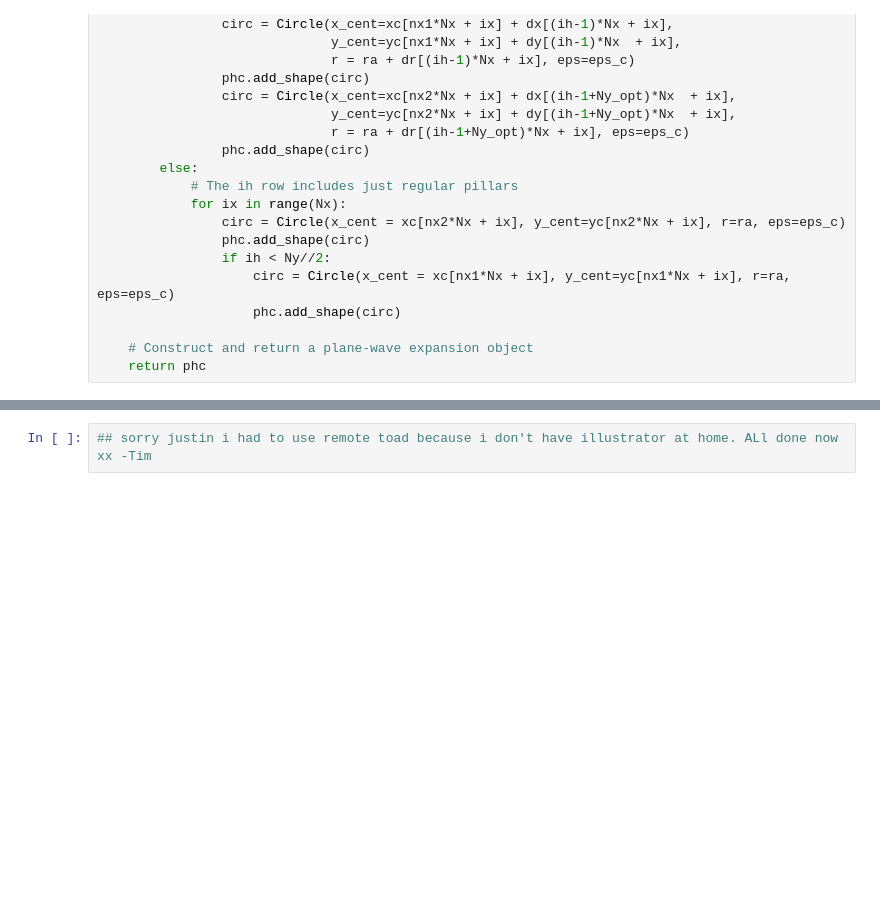
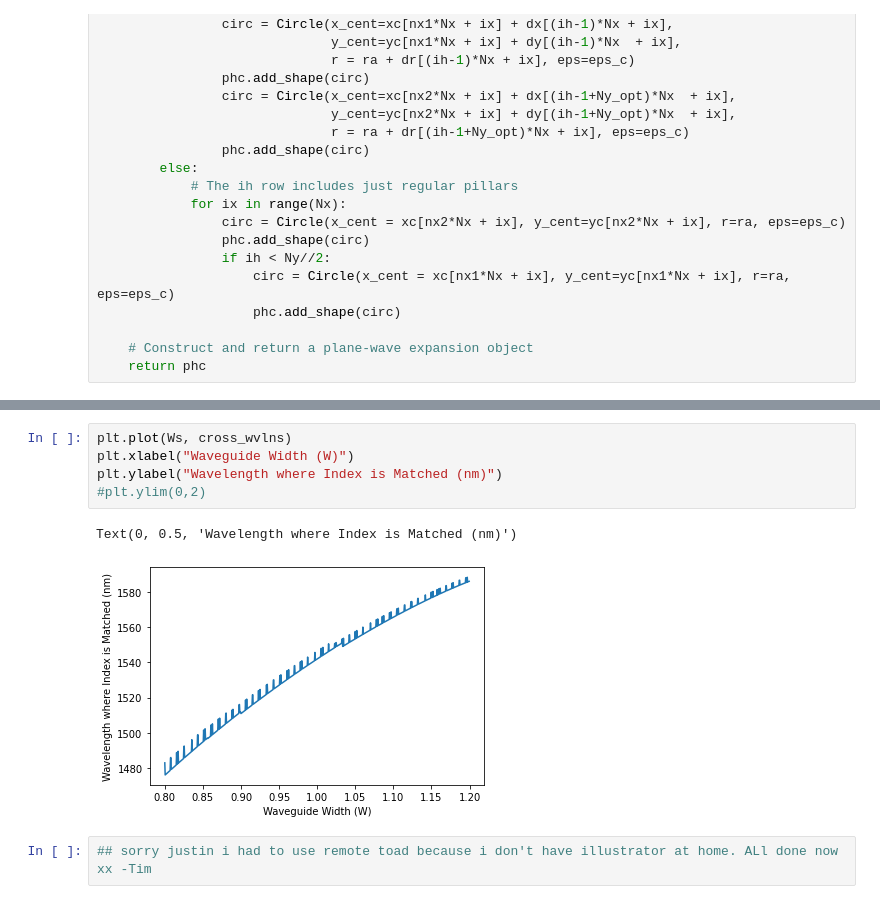
Before and after one commit to quantumbrownie/honoursLegume, a Jupyter notebook: Parameter Sweep.ipynb, the cells around one changed output, grey strips where cells are left out. Drawn from its saved outputs; the diff is of its cells as text; blank space fills up the shorter version.

Commit message:
Displaying both parameter sweeps. Width dependency included

```diff
--- a/Parameter Sweep.ipynb
+++ b/Parameter Sweep.ipynb
@@ -162,2 +163,10 @@ plt.ylim(0,2)
+# %%
+plt.plot(Ws, cross_wvlns)
+plt.xlabel("Waveguide Width (W)")
+plt.ylabel("Wavelength where Index is Matched (nm)")
+#plt.ylim(0,2)
+# %% [output]
+Text(0, 0.5, 'Wavelength where Index is Matched (nm)')
+[figure, added]
 # %%
 ## sorry justin i had to use remote toad because i don't have illustrator at home. ALl done now xx -Tim
```
Also changed, not shown: parts of 2 cells of this notebook.
